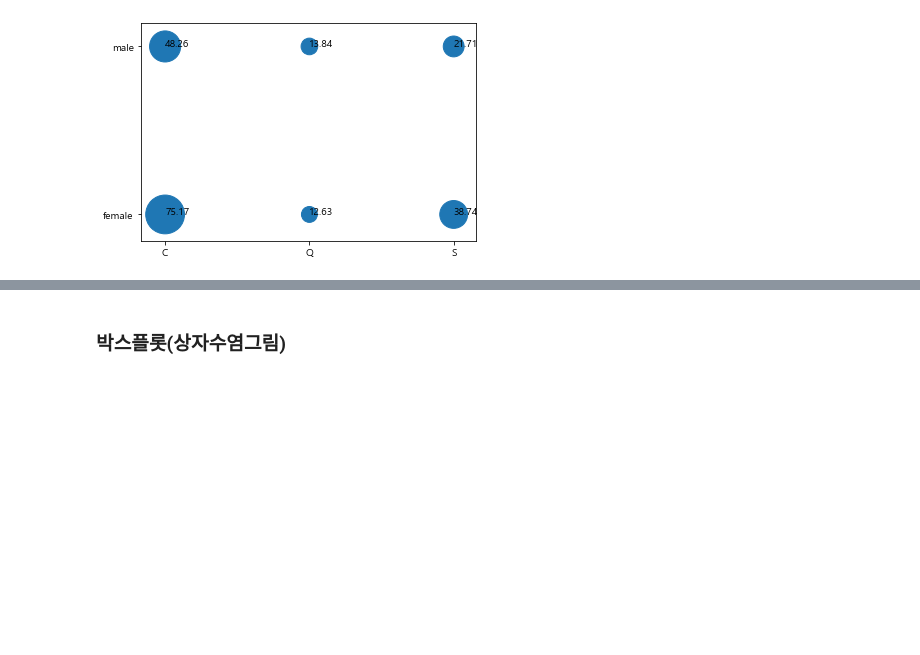
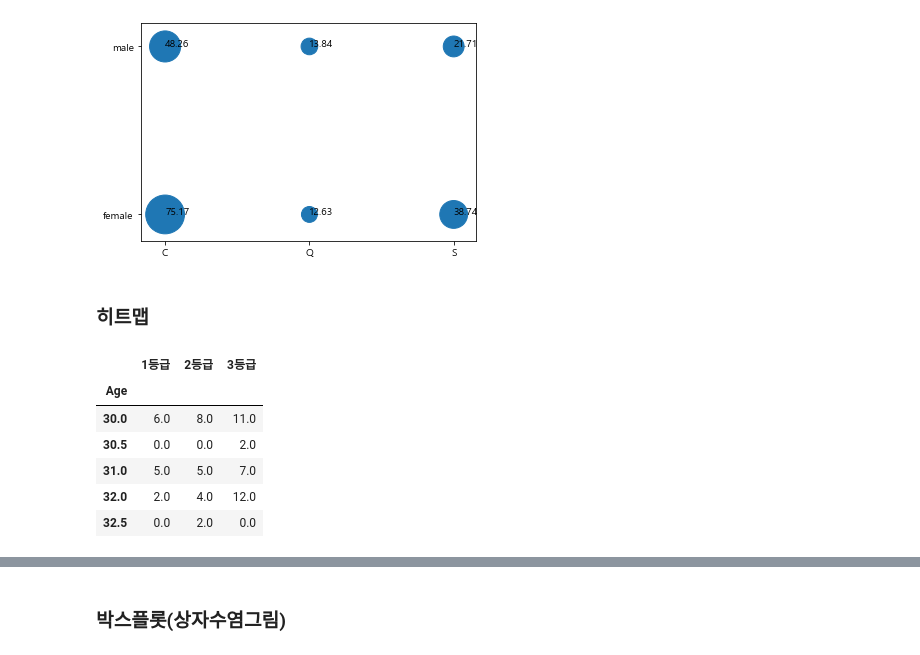
Before and after one commit to kinonia/python-note, a Jupyter notebook: 21.visualization-demo.ipynb, the cells around one changed output, grey strips where cells are left out. Cells and saved outputs as stored; diff of their text form; code cells hidden in the pictures; blank space fills up the shorter version.

```diff
--- a/21.visualization-demo.ipynb
+++ b/21.visualization-demo.ipynb
@@ -221,3 +224,18 @@ for i, row in bubble.iterrows():
     plt.annotate(format(row['Fare'], '.2f'), (row['Embarked'], row['Sex']))
 # %% [output]
 [figure]
+# %% [markdown]
+### 히트맵
+# %%
+train360 = train[(train['Age']>=30) & (train['Age']<60)]
+heat = pd.pivot_table(train340, index=['Age'], columns=['Pclass'], values=['Survived'], aggfunc=[len]).fillna(0)
+heat.columns = ['1등급', '2등급', '3등급']
+heat.head()
+# %% [output]
+|  | 1등급 | 2등급 | 3등급 |
+| Age |  |  |  |
+| 30.0 | 6.0 | 8.0 | 11.0 |
+| 30.5 | 0.0 | 0.0 | 2.0 |
+| 31.0 | 5.0 | 5.0 | 7.0 |
+| 32.0 | 2.0 | 4.0 | 12.0 |
+| 32.5 | 0.0 | 2.0 | 0.0 |
```
Also changed, not shown: parts of 10 cells of this notebook.
